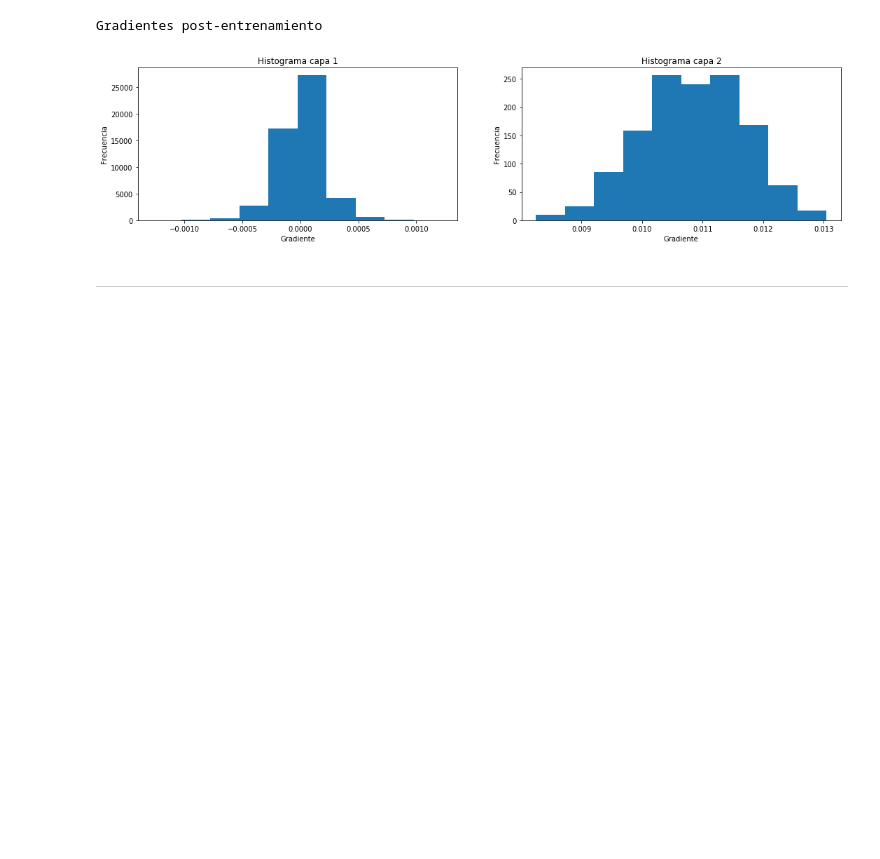
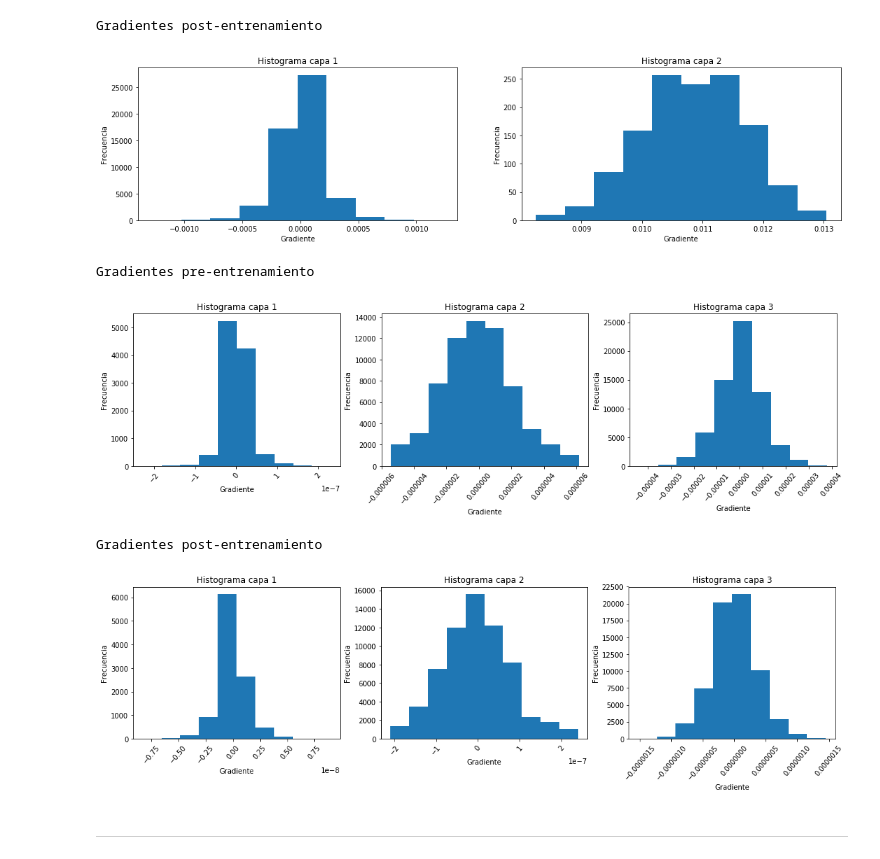
Before and after one commit to Umauro/ANN-T1, a Jupyter notebook: Pregunta 2.ipynb, the cells around one changed output. Saved outputs shown, nothing was run; the diff lists cells and outputs as text; code cells hidden in the pictures; blank space fills up the shorter version.

Commit message:
Adds histograms of question b)

```diff
--- a/Pregunta 2.ipynb
+++ b/Pregunta 2.ipynb
@@ -135,6 +135,77 @@ Gradientes pre-entrenamiento
 [figure]
 Gradientes post-entrenamiento
 [figure]
+# %%
+model = Sequential()
+model.add(Dense(256, input_dim=X_train_scaled.shape[1], kernel_initializer='glorot_uniform',activation='sigmoid'))
+model.add(Dense(256, kernel_initializer='glorot_uniform',activation='sigmoid'))
+model.add(Dense(256, kernel_initializer='glorot_uniform',activation='sigmoid'))
+model.add(Dense(256, kernel_initializer='glorot_uniform',activation='sigmoid'))
+model.add(Dense(256, kernel_initializer='glorot_uniform',activation='sigmoid'))
+model.add(Dense(1, kernel_initializer='glorot_uniform',activation='sigmoid'))
+model.compile(optimizer=SGD(lr=0.01), loss='mean_squared_error')
+
+loss = keras.losses.mean_squared_error(model.output,y_train)
+
+listOfVariableTensors = model.trainable_weights
+gradients = K.gradients(loss, listOfVariableTensors) #We can now calculate the gradients.
+sess = K.get_session()
+evaluated_gradients = sess.run(gradients,feed_dict={model.input:X_train_scaled})
+evaluated_gradients = [gradient/len(y_train) for gradient in evaluated_gradients]
+model.fit(X_train_scaled, y_train, epochs=50, verbose=0, validation_data=(X_val_scaled, y_val))
+evaluated_gradients_50 = sess.run(gradients,feed_dict={model.input:X_train_scaled})
+evaluated_gradients_50 = [gradient/len(y_train) for gradient in evaluated_gradients_50]
+# %%
+def show_hist_2(gradients):
+    points_1 = list()
+    for arr in gradients[0]:
+        for i in arr:
+            points_1.append(i)
+
+    points_2 = list()
+    for arr in gradients[2]:
+        for i in arr:
+            points_2.append(i)
+
+    points_3 = list()
+    for arr in gradients[4]:
+        for i in arr:
+            points_3.append(i)
+
+    plt.figure(figsize=(18,4))
+
+    plt.subplot(1, 3, 1)
+    plt.hist(points_1)
+    plt.title('Histograma capa 1')
+    plt.xlabel('Gradiente')
+    plt.ylabel('Frecuencia')
+    plt.xticks(rotation=50)
+
+    plt.subplot(1, 3, 2)
+    plt.hist(points_2)
+    plt.title('Histograma capa 2')
+    plt.xlabel('Gradiente')
+    plt.ylabel('Frecuencia')
+    plt.xticks(rotation=50)
+
+    plt.subplot(1, 3, 3)
+    plt.hist(points_3)
+    plt.title('Histograma capa 3')
+    plt.xlabel('Gradiente')
+    plt.ylabel('Frecuencia')
+    plt.xticks(rotation=50)
+
+    plt.show()
+
+print("Gradientes pre-entrenamiento")
+show_hist_2(evaluated_gradients)
+print("Gradientes post-entrenamiento")
+show_hist_2(evaluated_gradients_50)
+# %% [output]
+Gradientes pre-entrenamiento
+[figure, added]
+Gradientes post-entrenamiento
+[figure, added]
 # %% [markdown]
 
 <hr style="height:2px;border:none"/>
```
Also changed, not shown: parts of 1 cell of this notebook.
